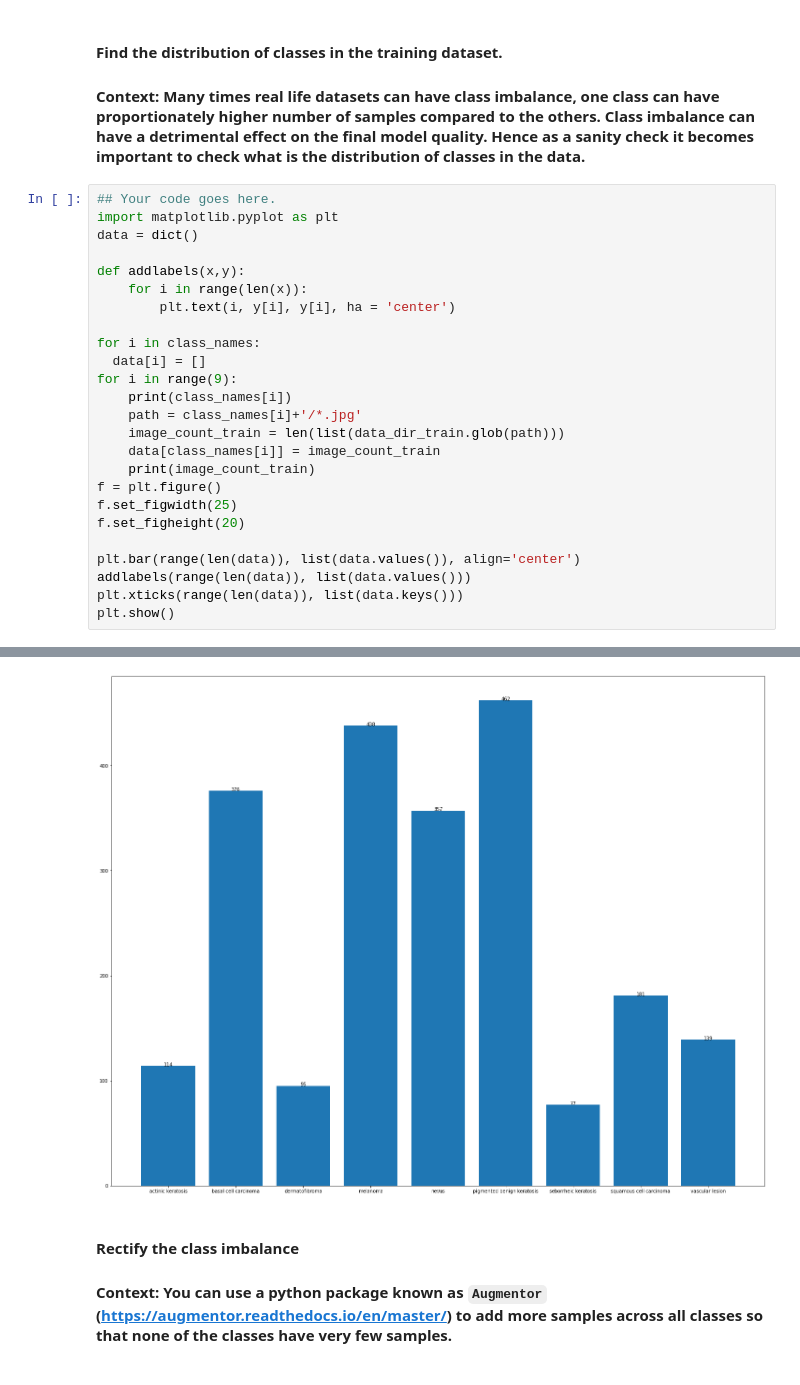
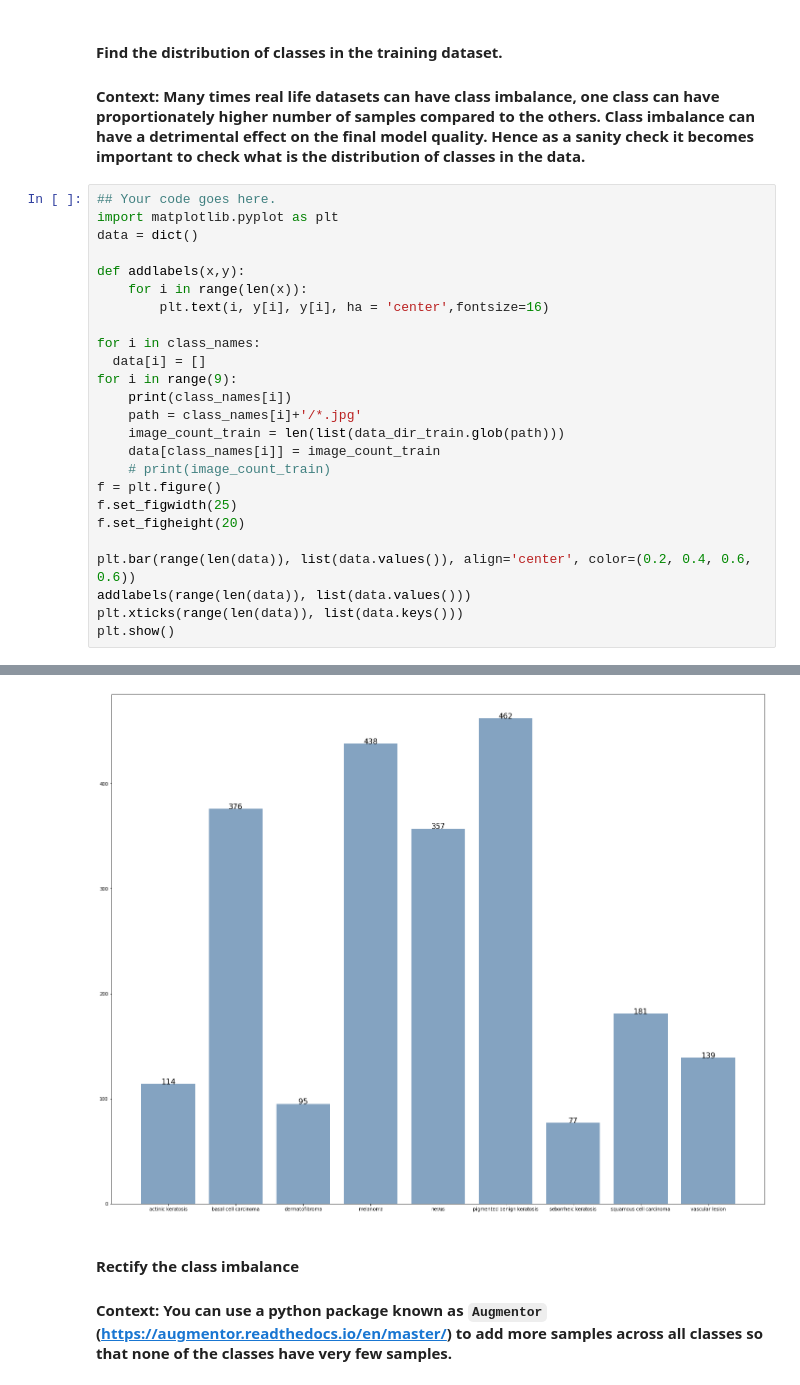
Before and after one commit to yashyasviagarwal/MelanomaDetectionCNN, a Jupyter notebook: MelanomaDetectionCNN.ipynb, the cells around one changed output, grey strips where cells are left out. Drawn from its saved outputs; the diff is of its cells as text.

```diff
--- a/MelanomaDetectionCNN.ipynb
+++ b/MelanomaDetectionCNN.ipynb
@@ -415,7 +398,7 @@ data = dict()
 
 def addlabels(x,y):
     for i in range(len(x)):
-        plt.text(i, y[i], y[i], ha = 'center')
+        plt.text(i, y[i], y[i], ha = 'center',fontsize=16)
 
 for i in class_names:
   data[i] = []
@@ -424,12 +407,12 @@ for i in range(9):
     path = class_names[i]+'/*.jpg'
     image_count_train = len(list(data_dir_train.glob(path)))
     data[class_names[i]] = image_count_train
-    print(image_count_train)
+    # print(image_count_train)
 f = plt.figure()
 f.set_figwidth(25)
 f.set_figheight(20)
 
-plt.bar(range(len(data)), list(data.values()), align='center')
+plt.bar(range(len(data)), list(data.values()), align='center', color=(0.2, 0.4, 0.6, 0.6))
 addlabels(range(len(data)), list(data.values()))
 plt.xticks(range(len(data)), list(data.keys()))
 plt.show()
@@ -455,4 +429,4 @@ vascular lesion
-[figure, old version]
+[figure, new version]
 # %% [markdown]
 #### Rectify the class imbalance
 #### **Context:** You can use a python package known as `Augmentor` (https://augmentor.readthedocs.io/en/master/) to add more samples across all classes so that none of the classes have very few samples.
```
Also changed, not shown: parts of 28 cells of this notebook.
